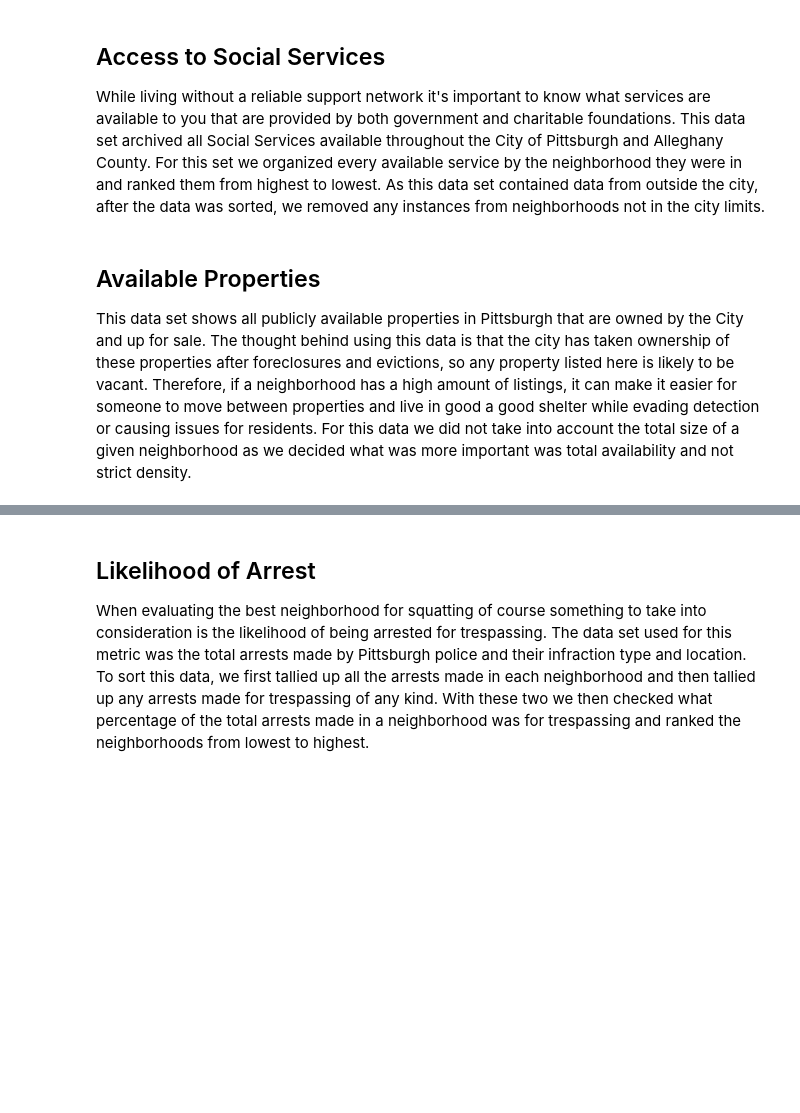
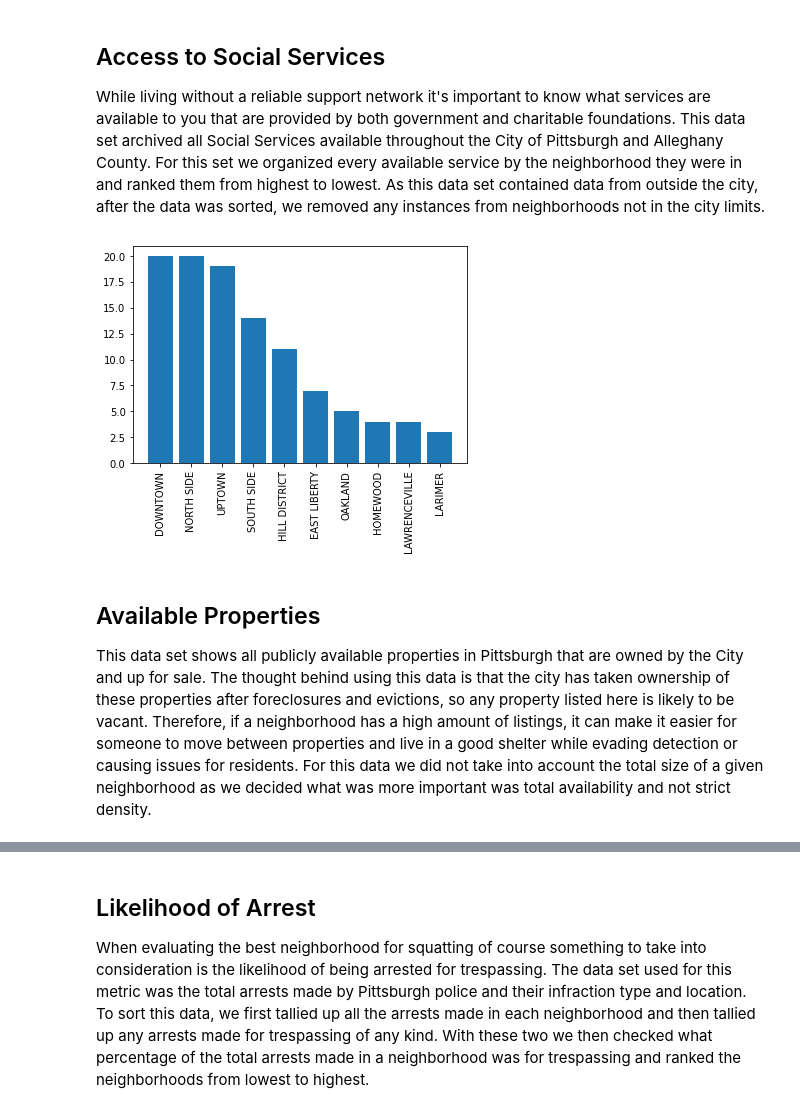
Before and after one commit to JDR134/Big-Ideas-Final-Project, a Jupyter notebook: FinalNotebook.ipynb, the cells around one changed output, grey strips where cells are left out. Cells and saved outputs as stored; diff of their text form; code cells hidden in the pictures; blank space fills up the shorter version.

```diff
--- a/FinalNotebook.ipynb
+++ b/FinalNotebook.ipynb
@@ -8,33 +8,48 @@ While living without a reliable support network it's important to know what serv
 # %%
 import pandas as pd
 import numpy as np
 %matplotlib inline
 import matplotlib.pyplot as plt
 
 services = pd.read_csv("5a05b9ec-2fbf-43f2-bfff-1de2555ff7d4.csv")
 
 neighborhoodDictionary = {}
 
 neighborhoods = pd.DataFrame(services, columns=['neighborhood'])
 
 for i in range(len(neighborhoods)):
     if neighborhoods.loc[i, 'neighborhood'] != "Unknown":
         if neighborhoods.loc[i, 'neighborhood'].upper() not in neighborhoodDictionary:
             neighborhoodDictionary[neighborhoods.loc[i, 'neighborhood'].upper()] = 1
         else:
             neighborhoodDictionary[neighborhoods.loc[i, 'neighborhood'].upper()] += 1
 neighborhoodDictionary.pop('WILKINSBURG')
 neighborhoodDictionary.pop("MCKEESPORT")
 neighborhoodDictionary.pop("MCKEES ROCKS")
 neighborhoodDictionary.pop("BRADDOCK")
 neighborhoodDictionary.pop("SWISSVALE")
 neighborhoodDictionary.pop("NATRONA HEIGHTS")
 neighborhoodsValues = pd.DataFrame(list(neighborhoodDictionary.items()), columns=['Neighborhoods', 'Values'])
 final = neighborhoodsValues.sort_values(by=['Values'], ascending=False)
 final.head(10)
+
+sortedNeighborhoodDictionary = dict(sorted(neighborhoodDictionary.items(), key=lambda x:x[1], reverse=True))
+neighborhoodTopTen = {k: sortedNeighborhoodDictionary[k] for k in list(sortedNeighborhoodDictionary)[:10]}
+#print(neighborhoodTopTen)
+keys = neighborhoodTopTen.keys()
+values = neighborhoodTopTen.values()
+plt.bar(keys,values)
+plt.xticks(rotation='vertical')
+
+plt.title("")
+plt.ylabel("")
+
+plt.show()
+# %% [output]
+[figure, added]
 # %% [markdown]
 ## Available Properties
-This data set shows all publicly available properties in Pittsburgh that are owned by the City and up for sale. The thought behind using this data is that the city has taken ownership of these properties after foreclosures and evictions, so any property listed here is likely to be vacant. Therefore, if a neighborhood has a high amount of listings, it can make it easier for someone to move between properties and live in good a good shelter while evading detection or causing issues for residents. For this data we did not take into account the total size of a given neighborhood as we decided what was more important was total availability and not strict density.
+This data set shows all publicly available properties in Pittsburgh that are owned by the City and up for sale. The thought behind using this data is that the city has taken ownership of these properties after foreclosures and evictions, so any property listed here is likely to be vacant. Therefore, if a neighborhood has a high amount of listings, it can make it easier for someone to move between properties and live in a good shelter while evading detection or causing issues for residents. For this data we did not take into account the total size of a given neighborhood as we decided what was more important was total availability and not strict density.
 # %%
 import pandas as pd
 import matplotlib.pyplot as plt
```
Also changed, not shown: parts of 5 cells of this notebook.
